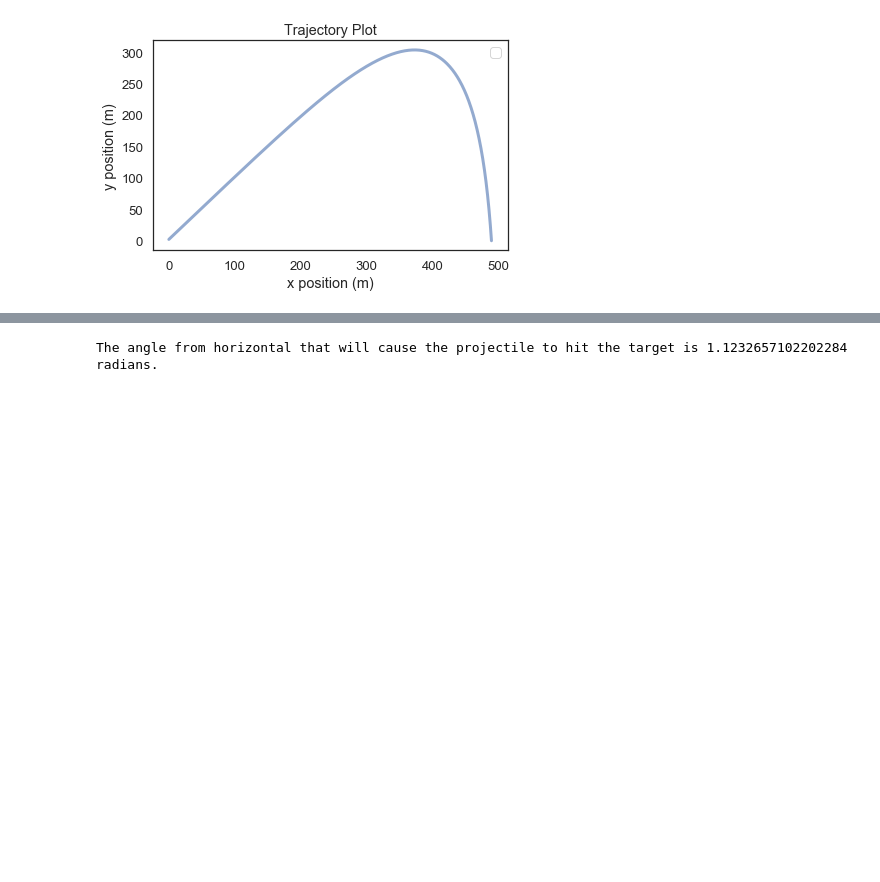
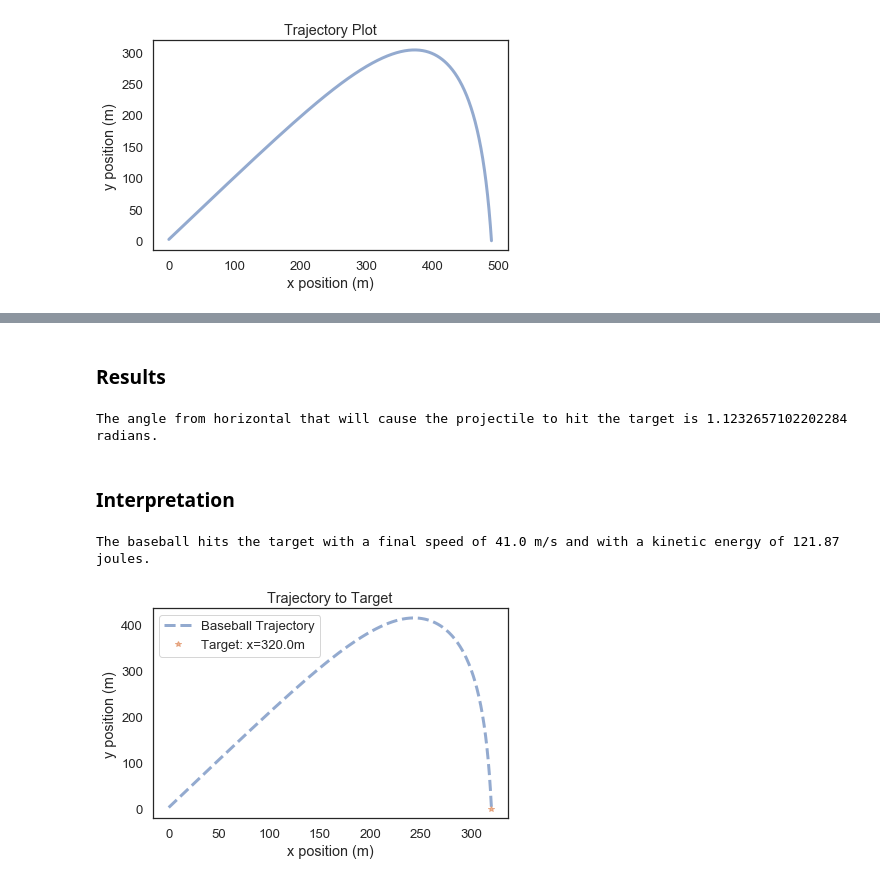
Before and after one commit to duncanmazza/ModSimPy, a Jupyter notebook: code/railgun_model.ipynb, the cells around one changed output, grey strips where cells are left out. Cells and saved outputs as stored; diff of their text form; code cells hidden in the pictures; blank space fills up the shorter version.

```diff
--- a/code/railgun_model.ipynb
+++ b/code/railgun_model.ipynb
@@ -392,7 +455,25 @@ def simulation_hitting_target(angle_elevation):
     return get_last_value(results_proj.x) - params_proj.target_x
 # %%
 solution = fsolve(simulation_hitting_target, x0 = 1.05);
+# %% [markdown]
+### Results
 # %%
 print('The angle from horizontal that will cause the projectile to hit the target is {} radians.'.format(solution[0]))
 # %% [output]
 The angle from horizontal that will cause the projectile to hit the target is 1.1232657102202284 radians.
+# %% [markdown]
+### Interpretation
+# %%
+target_sim_xy, target_sim_vx, target_sim_vy = simulation(solution[0])
+plot(target_sim_xy.x, target_sim_xy.y, '--', label = 'Baseball Trajectory')
+plot(params_proj.target_x, params_proj.target_y, '*', label = 'Target: x={}m'.format(params_proj.target_x))
+decorate(title='Trajectory to Target',
+         xlabel='x position (m)',
+         ylabel='y position (m)',
+         )
+speed = math.sqrt((get_last_value(target_sim_vx))**2+(get_last_value(target_sim_vy))**2)
+kinetic_energy = 0.5 * params_proj.mass * speed **2
+print('The baseball hits the target with a final speed of {} m/s and with a kinetic energy of {} joules.'.format(round(speed, 2), round(kinetic_energy, 2)))
+# %% [output]
+The baseball hits the target with a final speed of 41.0 m/s and with a kinetic energy of 121.87 joules.
+[figure, added]
```
Also changed, not shown: parts of 29 cells of this notebook.
